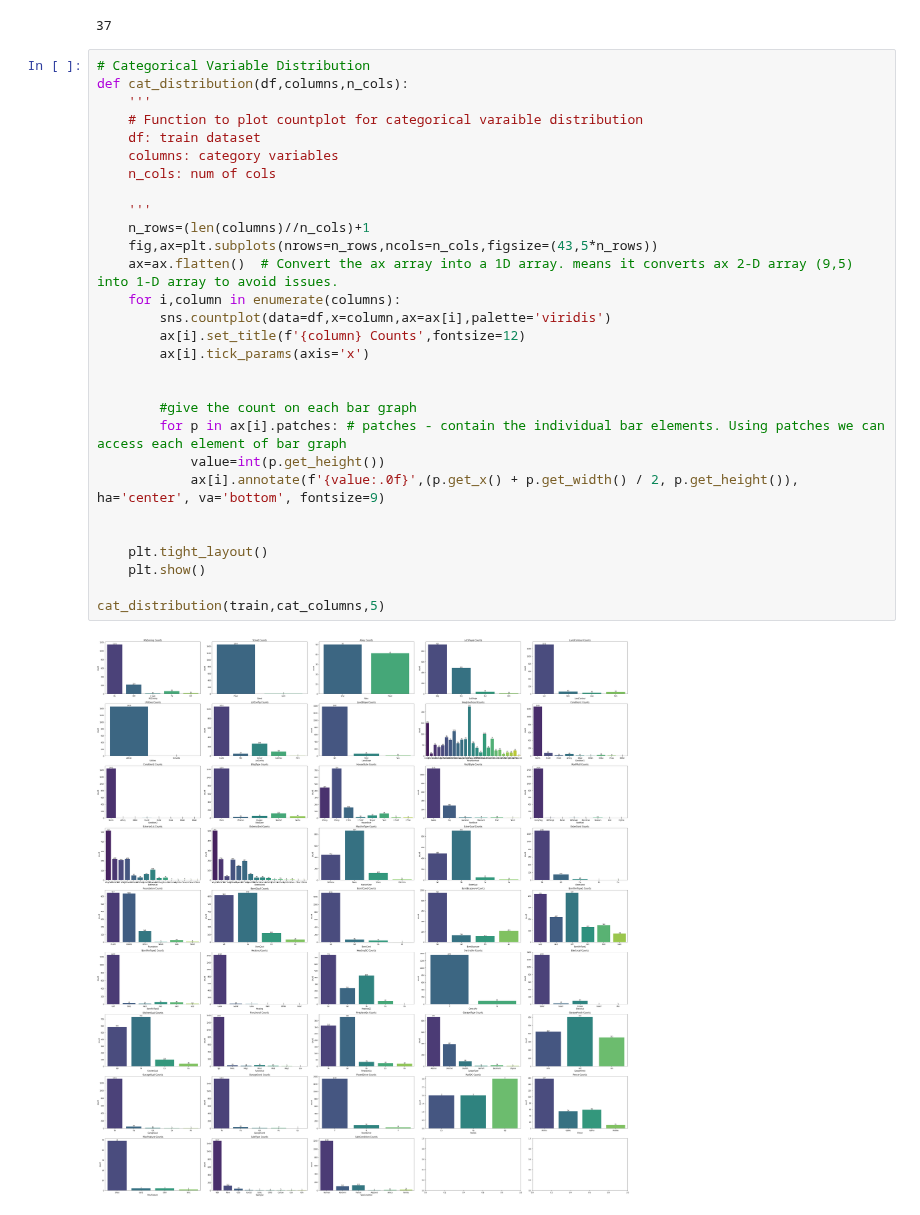
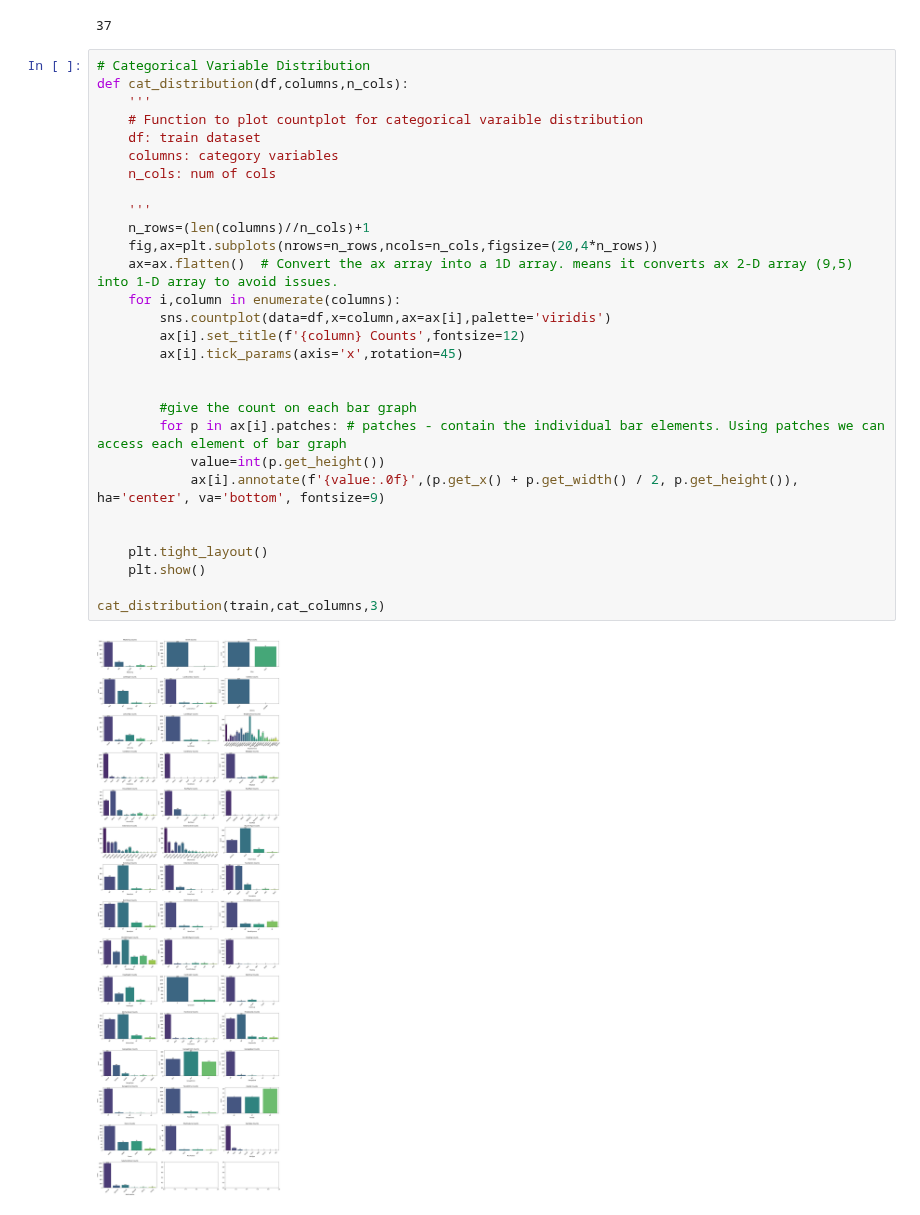
Before and after one commit to kumaramardeep342/Kaggle-Data-Science-Learning, a Jupyter notebook: house-prices-art-rf-gradient-boosting.ipynb, the cells around one changed output. Saved outputs shown, nothing was run; the diff lists cells and outputs as text.

```diff
--- a/house-prices-art-rf-gradient-boosting.ipynb
+++ b/house-prices-art-rf-gradient-boosting.ipynb
@@ -293,31 +293,31 @@ len(cont_columns)
 # %%
 # Categorical Variable Distribution
 def cat_distribution(df,columns,n_cols):
     '''
     # Function to plot countplot for categorical varaible distribution
     df: train dataset
     columns: category variables
     n_cols: num of cols
 
     '''
     n_rows=(len(columns)//n_cols)+1
-    fig,ax=plt.subplots(nrows=n_rows,ncols=n_cols,figsize=(43,5*n_rows))
+    fig,ax=plt.subplots(nrows=n_rows,ncols=n_cols,figsize=(20,4*n_rows))
     ax=ax.flatten()  # Convert the ax array into a 1D array. means it converts ax 2-D array (9,5) into 1-D array to avoid issues.
     for i,column in enumerate(columns):
         sns.countplot(data=df,x=column,ax=ax[i],palette='viridis')
         ax[i].set_title(f'{column} Counts',fontsize=12)
-        ax[i].tick_params(axis='x')
+        ax[i].tick_params(axis='x',rotation=45)
 
 
         #give the count on each bar graph
         for p in ax[i].patches: # patches - contain the individual bar elements. Using patches we can access each element of bar graph
             value=int(p.get_height())
             ax[i].annotate(f'{value:.0f}',(p.get_x() + p.get_width() / 2, p.get_height()), ha='center', va='bottom', fontsize=9)
 
 
     plt.tight_layout()
     plt.show()
 
-cat_distribution(train,cat_columns,5)
+cat_distribution(train,cat_columns,3)
 # %% [output]
-[figure, old version]
+[figure, new version]
```
Also changed, not shown: parts of 1 cell of this notebook.
